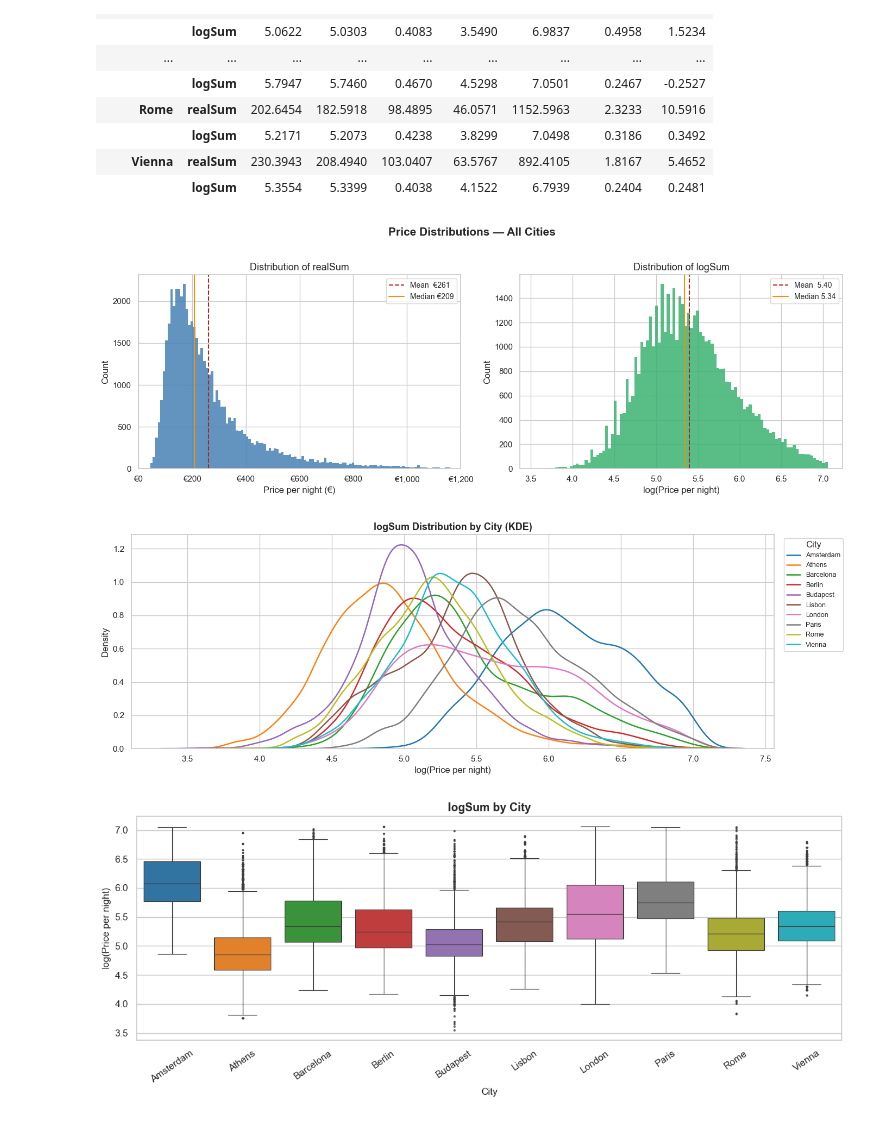
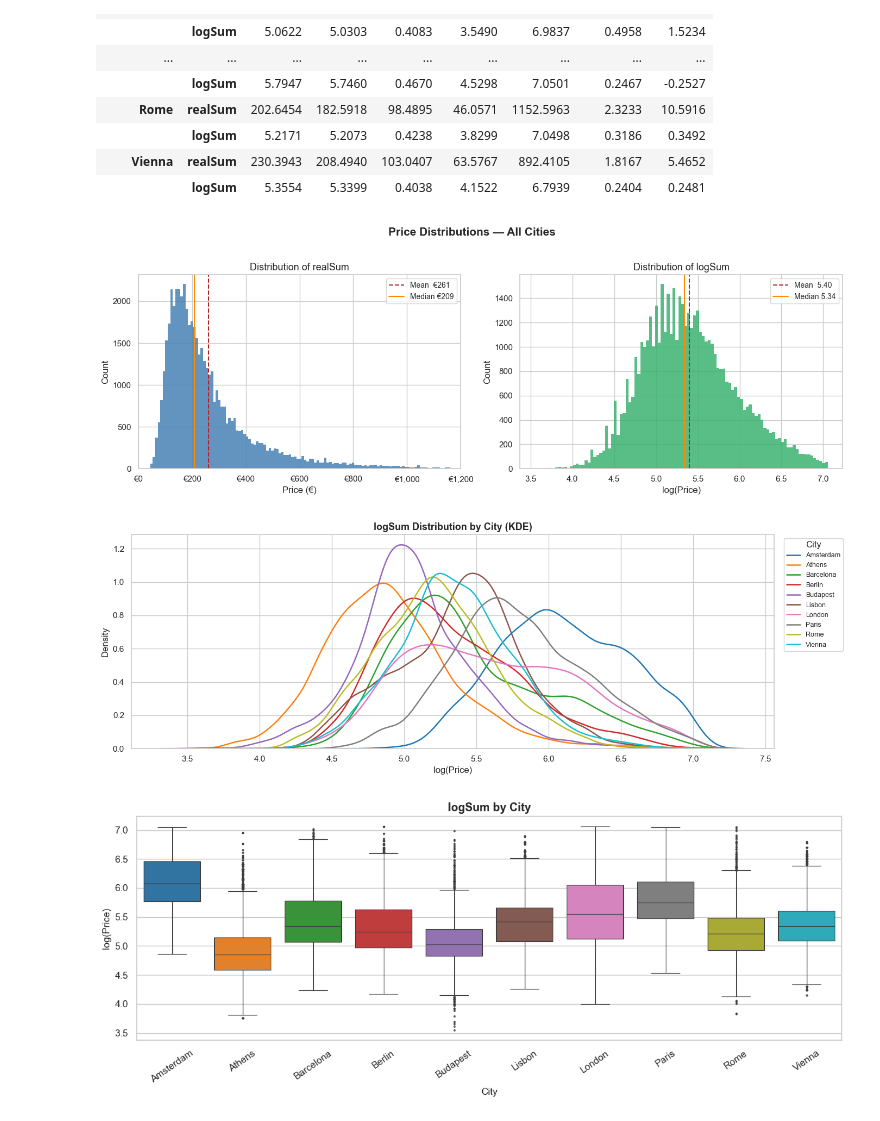
Before and after one commit to ShenghaoXue/MATH-189-Project-SP26, a Jupyter notebook: phase_1.ipynb, the cells around one changed output. Saved outputs shown, nothing was run; the diff lists cells and outputs as text; code cells hidden in the pictures.

Commit message:
Improved consistency in plot axis labels

```diff
--- a/phase_1.ipynb
+++ b/phase_1.ipynb
@@ -202,36 +202,36 @@ sns.set_theme(style='whitegrid', palette='muted')
 
 realSum = df['realSum']
 
 fig, axes = plt.subplots(1, 2, figsize=(14, 5))
 
 # --- 1. realSum histogram (right-skewed raw prices) ---
 ax = axes[0]
 ax.hist(realSum, bins=120, color='steelblue', edgecolor='none', alpha=0.85)
 ax.axvline(realSum.mean(),   color='firebrick', lw=1.5, linestyle='--', label=f'Mean  €{realSum.mean():.0f}')
 ax.axvline(realSum.median(), color='darkorange', lw=1.5, linestyle='-',  label=f'Median €{realSum.median():.0f}')
 ax.set_xlim(0, 1200)
-ax.set_xlabel('Price per night (€)', fontsize=12)
+ax.set_xlabel('Price (€)', fontsize=12)
 ax.set_ylabel('Count', fontsize=12)
 ax.set_title('Distribution of realSum', fontsize=13)
 ax.xaxis.set_major_formatter(mticker.FuncFormatter(lambda x, _: f'€{x:,.0f}'))
 ax.legend(fontsize=10)
 
 # --- 2. logSum histogram (log-transformed) ---
 ax = axes[1]
 ax.hist(df['logSum'], bins=100, color='mediumseagreen', edgecolor='none', alpha=0.85)
 ax.axvline(df['logSum'].mean(),   color='firebrick', lw=1.5, linestyle='--', label=f'Mean  {df["logSum"].mean():.2f}')
 ax.axvline(df['logSum'].median(), color='darkorange', lw=1.5, linestyle='-',  label=f'Median {df["logSum"].median():.2f}')
-ax.set_xlabel('log(Price per night)', fontsize=12)
+ax.set_xlabel('log(Price)', fontsize=12)
 ax.set_ylabel('Count', fontsize=12)
 ax.set_title('Distribution of logSum', fontsize=13)
 ax.legend(fontsize=10)
 
 fig.suptitle('Price Distributions — All Cities', fontsize=15, fontweight='bold', y=1.02)
 plt.tight_layout()
 plt.savefig('dist_overall.png', dpi=300, bbox_inches='tight')
 plt.show()
 # %% [output]
-[figure, old version]
+[figure, new version]
 # %%
 # --- Per-city price distributions ---
 
@@ -244,7 +244,7 @@ palette = sns.color_palette('tab10', n_colors=10)
 for city_id, color in zip(city_ids, palette):
     subset = df[df['city'] == city_id]['logSum']
     sns.kdeplot(subset, ax=ax, label=CITY_NAMES[city_id], color=color, linewidth=1.8)
-ax.set_xlabel('log(Price per night)', fontsize=12)
+ax.set_xlabel('log(Price)', fontsize=12)
 ax.set_ylabel('Density', fontsize=12)
 ax.set_title('logSum Distribution by City (KDE)', fontsize=13, fontweight='bold')
 ax.legend(title='City', bbox_to_anchor=(1.01, 1), loc='upper left', fontsize=9)
@@ -260,7 +260,7 @@ sns.boxplot(data=df, x='city_name', y='logSum', order=city_order,
             hue='city_name', hue_order=city_order, palette='tab10',
             legend=False, ax=ax, fliersize=1.5, linewidth=0.8)
 ax.set_xlabel('City', fontsize=11)
-ax.set_ylabel('log(Price per night)', fontsize=11)
+ax.set_ylabel('log(Price)', fontsize=11)
 ax.set_title('logSum by City', fontsize=13, fontweight='bold')
 ax.tick_params(axis='x', rotation=35)
 plt.tight_layout()
@@ -269,5 +269,5 @@ plt.show()
 
 df.drop(columns=['city_name'], inplace=True)
 # %% [output]
-[figure, old version]
+[figure, new version]
-[figure, old version]
+[figure, new version]
```
Also changed, not shown: 3 other files.
